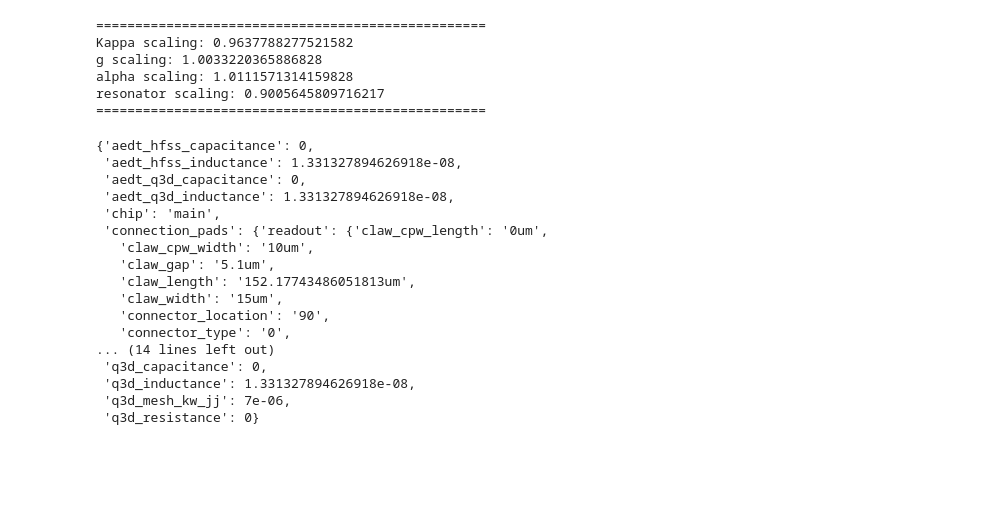
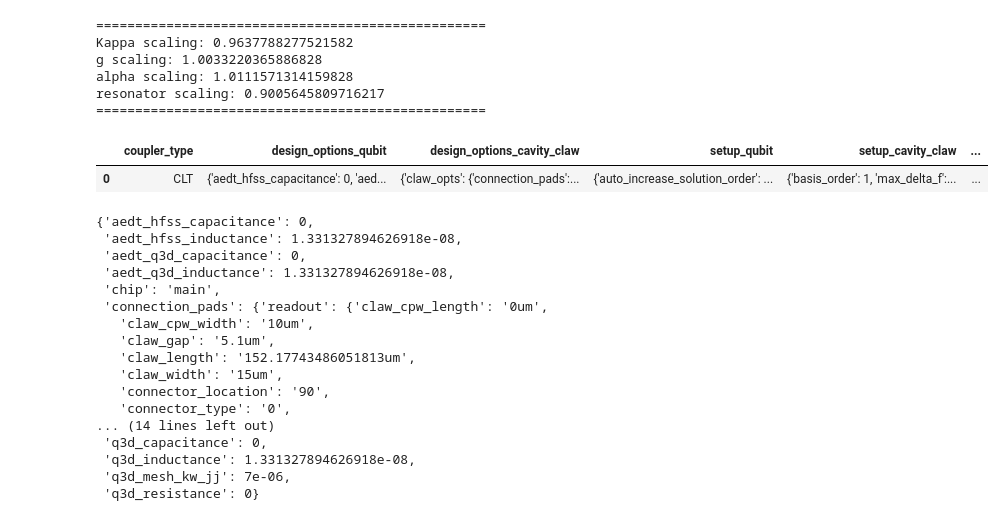
Before and after one commit to Harrbit/Qubit_Design, a Jupyter notebook: qubit_design/standard_candle/build_w_SQuADDS.ipynb, the cells around one changed output. Saved outputs shown, nothing was run; the diff lists cells and outputs as text; code cells hidden in the pictures; blank space fills up the shorter version.

```diff
--- a/qubit_design/standard_candle/build_w_SQuADDS.ipynb
+++ b/qubit_design/standard_candle/build_w_SQuADDS.ipynb
@@ -156,6 +156,11 @@ g scaling: 1.0033220365886828
 alpha scaling: 1.0111571314159828
 resonator scaling: 0.9005645809716217
 ==================================================
+# %%
+design_df
+# %% [output]
+|  | coupler_type | design_options_qubit | design_options_cavity_claw | setup_qubit | setup_cavity_claw | ... |
+| 0 | CLT | {'aedt_hfss_capacitance': 0, 'aed... | {'claw_opts': {'connection_pads':... | {'auto_increase_solution_order': ... | {'basis_order': 1, 'max_delta_f':... | ... |
 # %%
 design_df.values[0][1]
 # %% [output]
```
Also changed, not shown: parts of 5 cells of this notebook.
